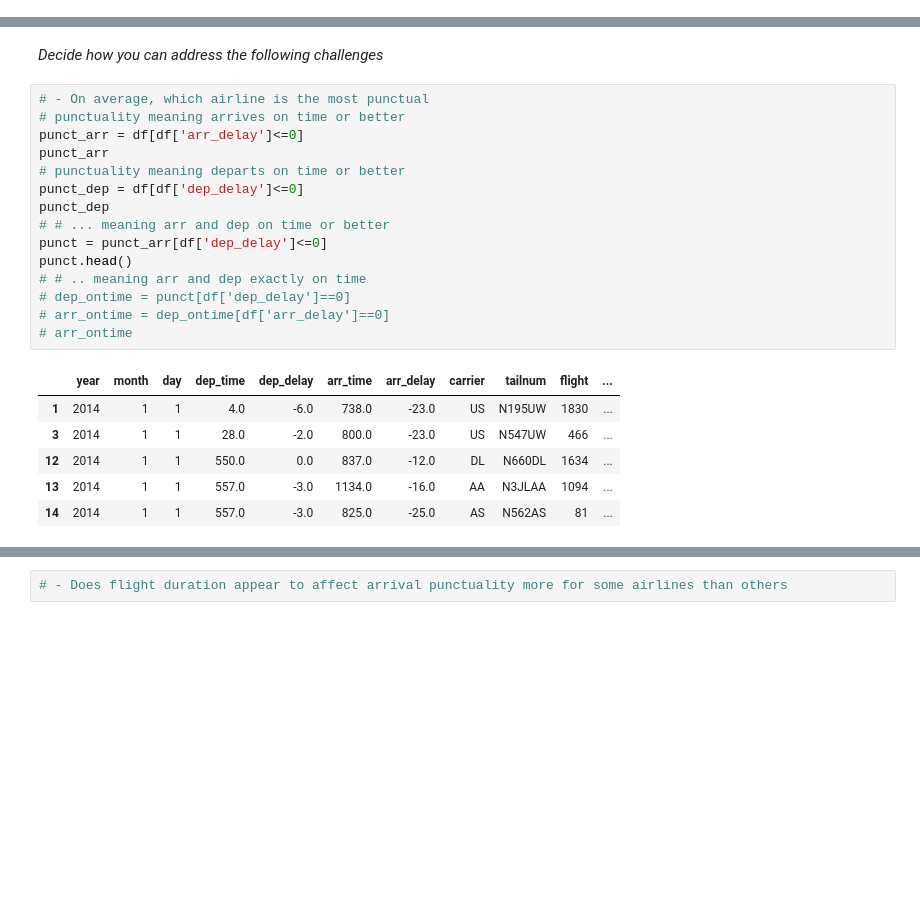
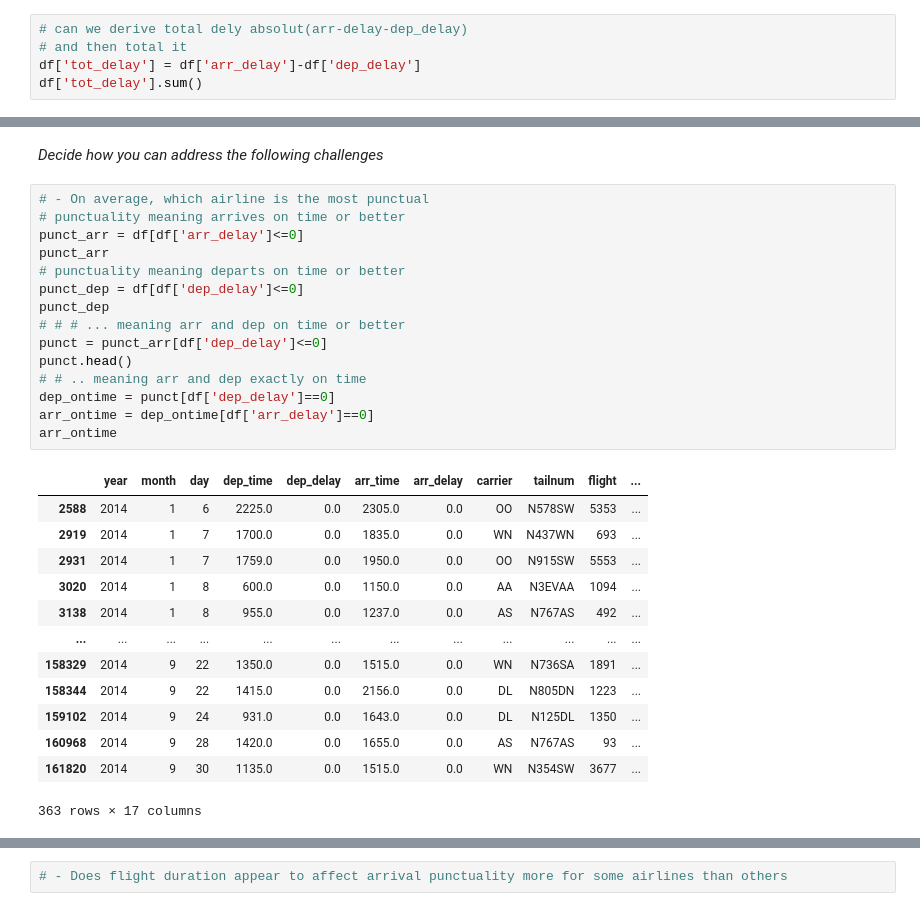
Before and after one commit to onionmccabbage/beyondAdvPythonJune2021, a Jupyter notebook: data_analysis_review.ipynb, the cells around one changed output, grey strips where cells are left out. Saved outputs shown, nothing was run; the diff lists cells and outputs as text; blank space fills up the shorter version.

```diff
--- a/data_analysis_review.ipynb
+++ b/data_analysis_review.ipynb
@@ -21,3 +21,8 @@ df.head()
 | 2 | 2014 | 1 | 1 | 8.0 | 13.0 | 548.0 | -4.0 | UA | N37422 | 1609 | ... |
 | 3 | 2014 | 1 | 1 | 28.0 | -2.0 | 800.0 | -23.0 | US | N547UW | 466 | ... |
 | 4 | 2014 | 1 | 1 | 34.0 | 44.0 | 325.0 | 43.0 | AS | N762AS | 121 | ... |
+# %%
+# can we derive total dely absolut(arr-delay-dep_delay)
+# and then total it
+df['tot_delay'] = df['arr_delay']-df['dep_delay']
+df['tot_delay'].sum()
@@ -200,25 +207,32 @@ result
 # %%
 # ‐ On average, which airline is the most punctual
 # punctuality meaning arrives on time or better
 punct_arr = df[df['arr_delay']<=0]
 punct_arr
 # punctuality meaning departs on time or better
 punct_dep = df[df['dep_delay']<=0]
 punct_dep
-# # ... meaning arr and dep on time or better
+# # # ... meaning arr and dep on time or better
 punct = punct_arr[df['dep_delay']<=0]
 punct.head()
 # # .. meaning arr and dep exactly on time
-# dep_ontime = punct[df['dep_delay']==0]
-# arr_ontime = dep_ontime[df['arr_delay']==0]
-# arr_ontime
+dep_ontime = punct[df['dep_delay']==0]
+arr_ontime = dep_ontime[df['arr_delay']==0]
+arr_ontime
 # %% [output]
 |  | year | month | day | dep_time | dep_delay | arr_time | arr_delay | carrier | tailnum | flight | ... |
-| 1 | 2014 | 1 | 1 | 4.0 | -6.0 | 738.0 | -23.0 | US | N195UW | 1830 | ... |
-| 3 | 2014 | 1 | 1 | 28.0 | -2.0 | 800.0 | -23.0 | US | N547UW | 466 | ... |
-| 12 | 2014 | 1 | 1 | 550.0 | 0.0 | 837.0 | -12.0 | DL | N660DL | 1634 | ... |
-| 13 | 2014 | 1 | 1 | 557.0 | -3.0 | 1134.0 | -16.0 | AA | N3JLAA | 1094 | ... |
-| 14 | 2014 | 1 | 1 | 557.0 | -3.0 | 825.0 | -25.0 | AS | N562AS | 81 | ... |
+| 2588 | 2014 | 1 | 6 | 2225.0 | 0.0 | 2305.0 | 0.0 | OO | N578SW | 5353 | ... |
+| 2919 | 2014 | 1 | 7 | 1700.0 | 0.0 | 1835.0 | 0.0 | WN | N437WN | 693 | ... |
+| 2931 | 2014 | 1 | 7 | 1759.0 | 0.0 | 1950.0 | 0.0 | OO | N915SW | 5553 | ... |
+| 3020 | 2014 | 1 | 8 | 600.0 | 0.0 | 1150.0 | 0.0 | AA | N3EVAA | 1094 | ... |
+| 3138 | 2014 | 1 | 8 | 955.0 | 0.0 | 1237.0 | 0.0 | AS | N767AS | 492 | ... |
+| ... | ... | ... | ... | ... | ... | ... | ... | ... | ... | ... | ... |
+| 158329 | 2014 | 9 | 22 | 1350.0 | 0.0 | 1515.0 | 0.0 | WN | N736SA | 1891 | ... |
+| 158344 | 2014 | 9 | 22 | 1415.0 | 0.0 | 2156.0 | 0.0 | DL | N805DN | 1223 | ... |
+| 159102 | 2014 | 9 | 24 | 931.0 | 0.0 | 1643.0 | 0.0 | DL | N125DL | 1350 | ... |
+| 160968 | 2014 | 9 | 28 | 1420.0 | 0.0 | 1655.0 | 0.0 | AS | N767AS | 93 | ... |
+| 161820 | 2014 | 9 | 30 | 1135.0 | 0.0 | 1515.0 | 0.0 | WN | N354SW | 3677 | ... |
+363 rows × 17 columns
 # %%
 import pandas as pd
 data_values = [['aggc', 23124, 37, 201610, -15.42, -32.11],
```
Also changed, not shown: parts of 4 cells of this notebook.
